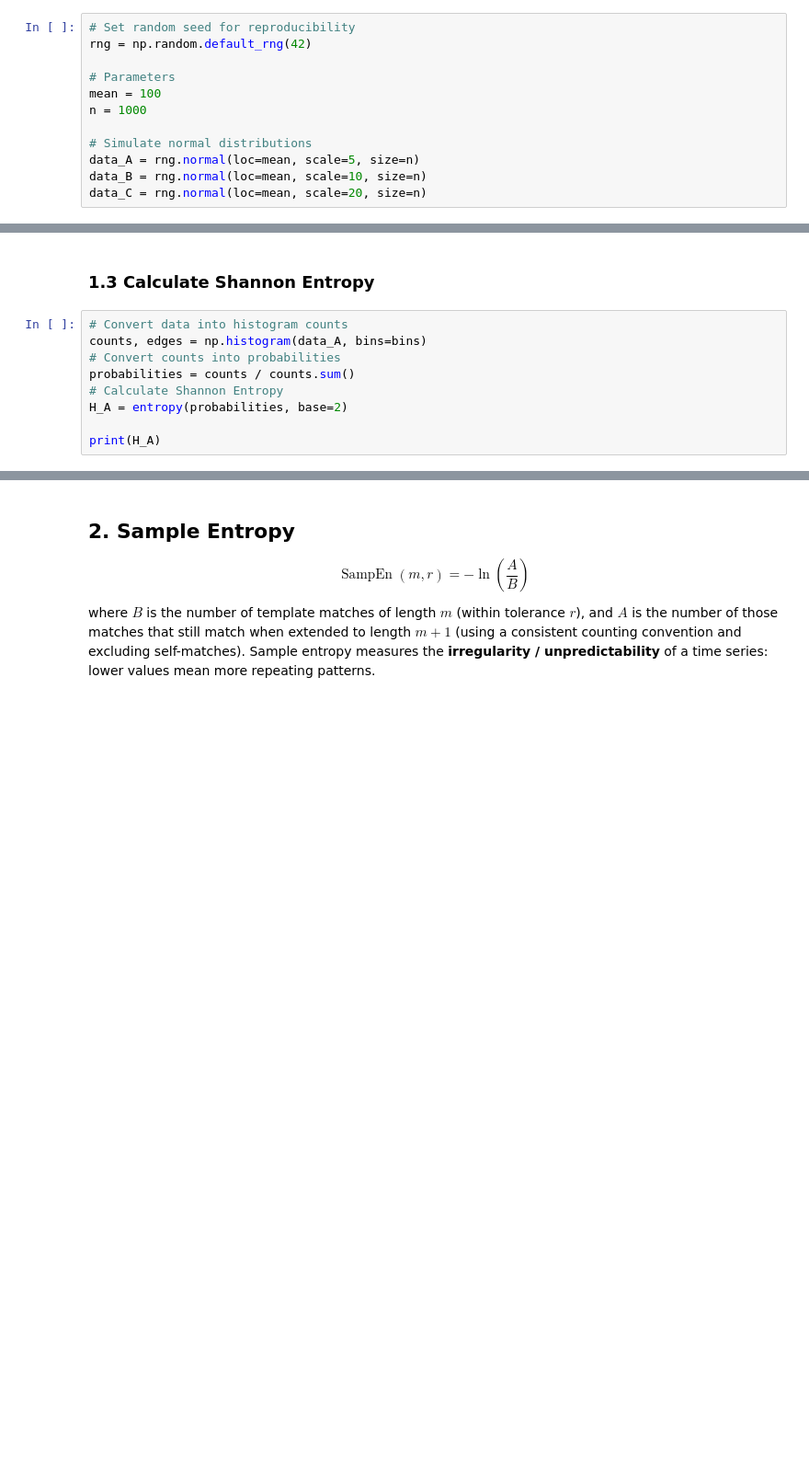
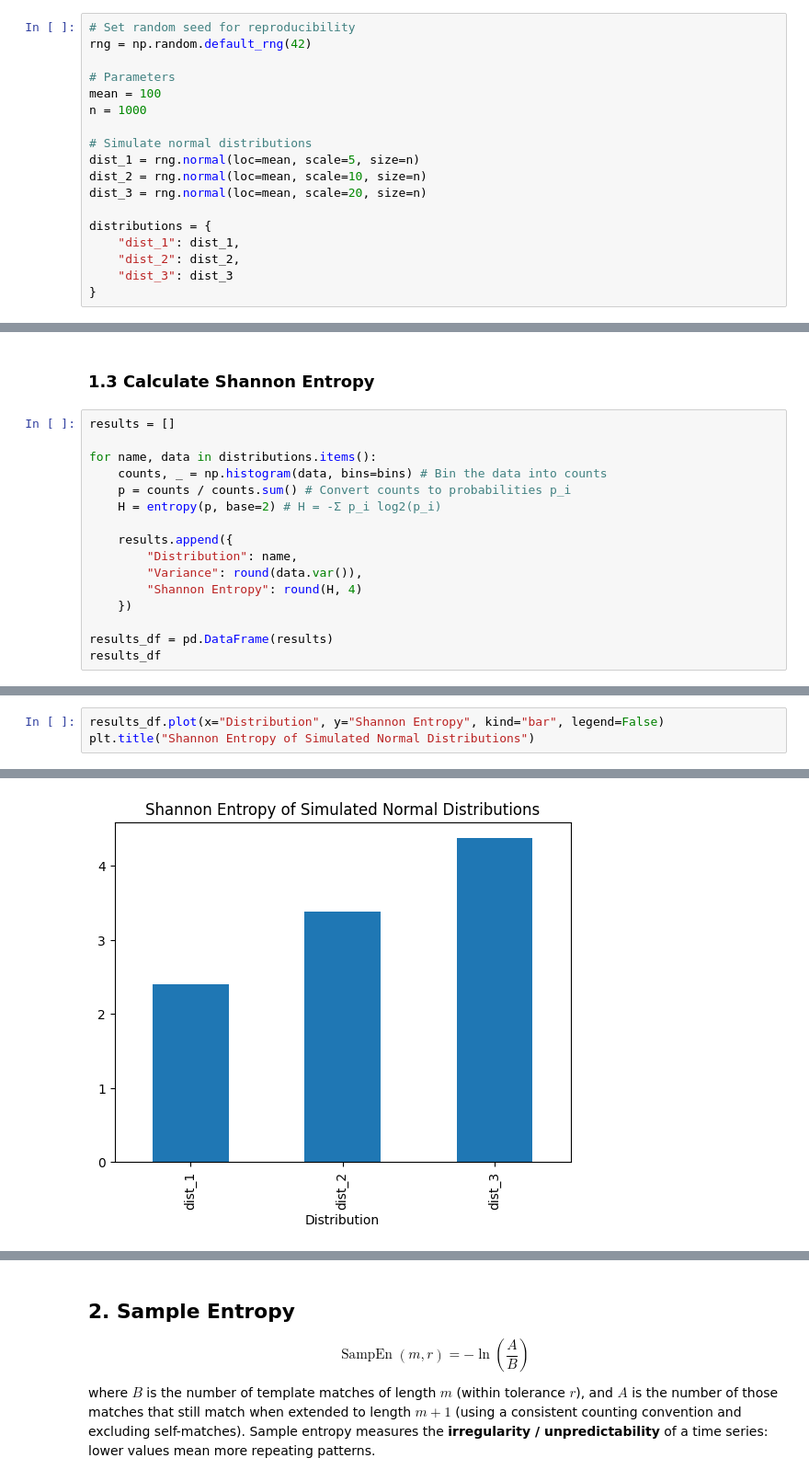
Before and after one commit to Sherry438/Entropy-in-Renewable-Energy-Time-Series-Analysis, a Jupyter notebook: notebooks/02_entropy_calculation_on_simulated_data.ipynb, the cells around one changed output, grey strips where cells are left out. Shown at 92% size. Drawn from its saved outputs; the diff is of its cells as text; blank space fills up the shorter version.

Commit message:
Modify Shannon Entropy Calculation on Simulated Data

```diff
--- a/notebooks/02_entropy_calculation_on_simulated_data.ipynb
+++ b/notebooks/02_entropy_calculation_on_simulated_data.ipynb
@@ -25,9 +25,15 @@ mean = 100
 n = 1000
 
 # Simulate normal distributions
-data_A = rng.normal(loc=mean, scale=5, size=n)
-data_B = rng.normal(loc=mean, scale=10, size=n)
-data_C = rng.normal(loc=mean, scale=20, size=n)
+dist_1 = rng.normal(loc=mean, scale=5, size=n)
+dist_2 = rng.normal(loc=mean, scale=10, size=n)
+dist_3 = rng.normal(loc=mean, scale=20, size=n)
+
+distributions = {
+    "dist_1": dist_1,
+    "dist_2": dist_2,
+    "dist_3": dist_3
+}
 # %% [markdown]
 ### 1.2 Visualize the data
 # %%
@@ -52,12 +58,19 @@ plt.show()
 # %% [markdown]
 ### 1.3 Calculate Shannon Entropy
 # %%
-# Convert data into histogram counts
-counts, edges = np.histogram(data_A, bins=bins)
-# Convert counts into probabilities
-probabilities = counts / counts.sum()
-# Calculate Shannon Entropy
-H_A = entropy(probabilities, base=2)
+results = []
 
-print(H_A)
+for name, data in distributions.items():
+    counts, _ = np.histogram(data, bins=bins) # Bin the data into counts
+    p = counts / counts.sum() # Convert counts to probabilities p_i
+    H = entropy(p, base=2) # H = -Σ p_i log2(p_i)
+
+    results.append({
+        "Distribution": name,
+        "Variance": round(data.var()),
+        "Shannon Entropy": round(H, 4)
+    })
+
+results_df = pd.DataFrame(results)
+results_df
 # %% [output]
@@ -93,0 +81,4 @@ print(results_df)
+# %%
+results_df.plot(x="Distribution", y="Shannon Entropy", kind="bar", legend=False)
+plt.title("Shannon Entropy of Simulated Normal Distributions")
+# %% [output]
@@ -94 +86,2 @@ print(results_df)
+[figure, added]
 # %% [markdown]
```
Also changed, not shown: parts of 7 cells of this notebook.
